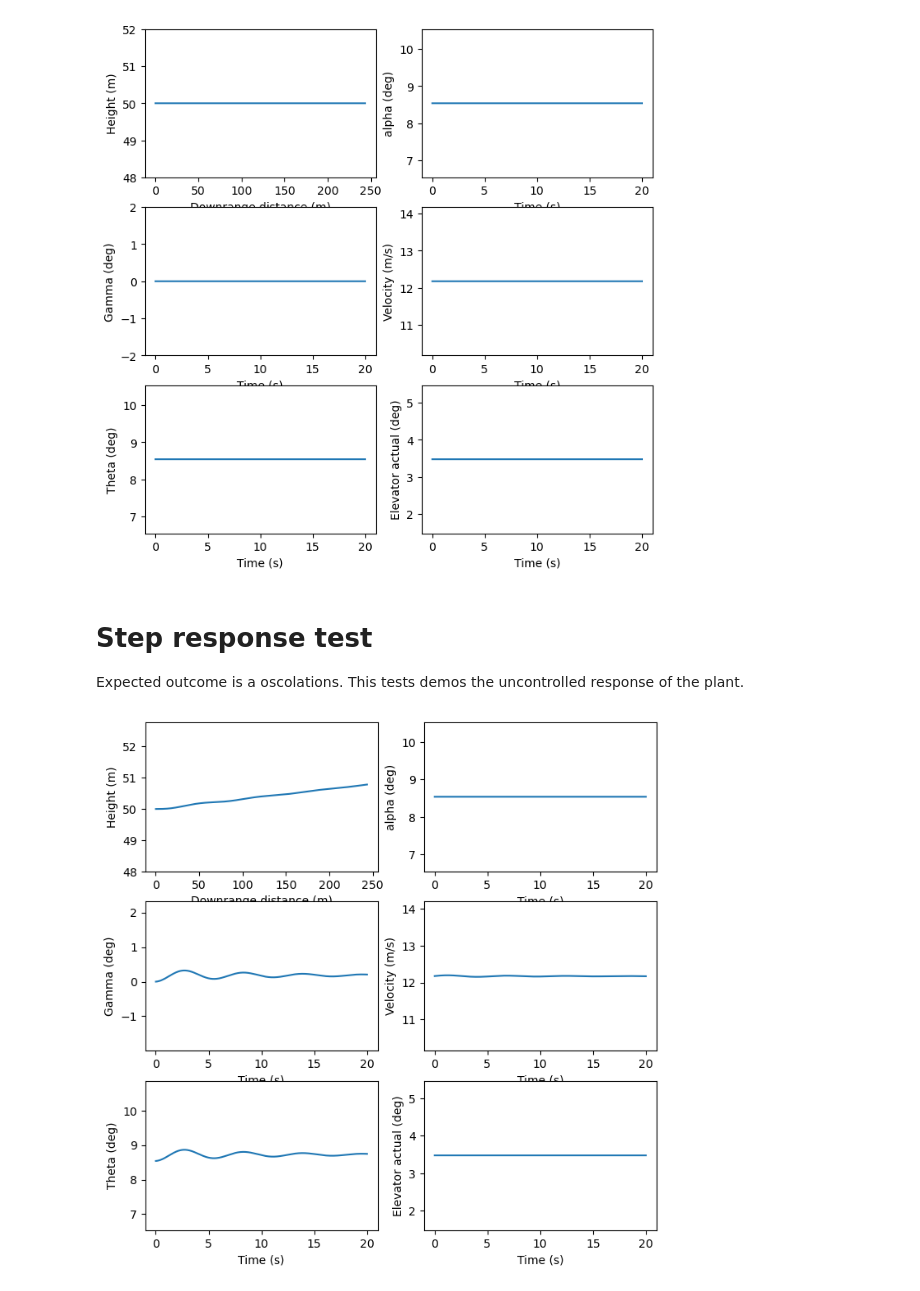
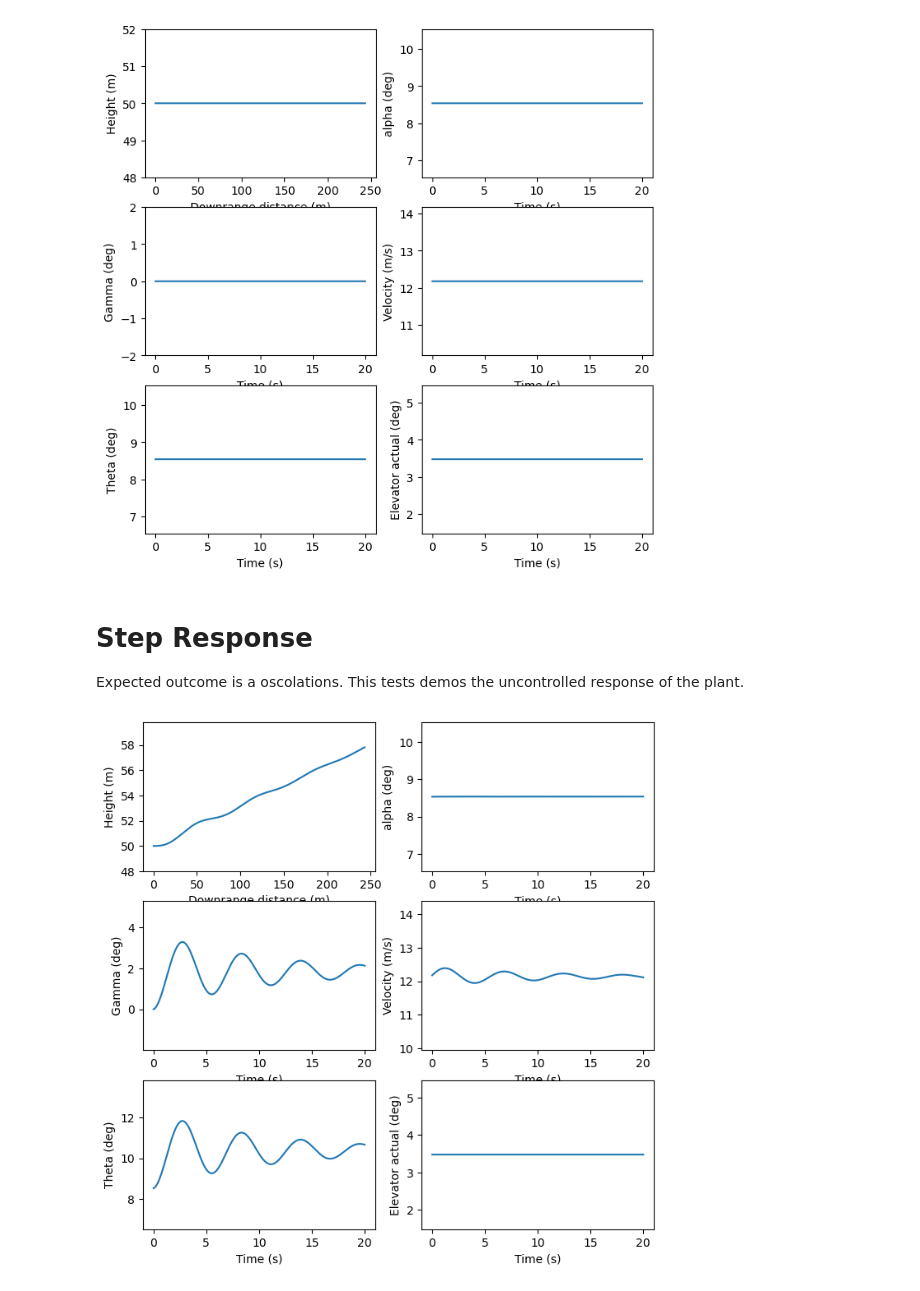
Before and after one commit to matthew0517/Flappy-Junco, a Jupyter notebook: PlantDemo.ipynb, the cells around one changed output. Saved outputs shown, nothing was run; the diff lists cells and outputs as text; code cells hidden in the pictures.

Commit message:
Got plant working with step response plots

```diff
--- a/PlantDemo.ipynb
+++ b/PlantDemo.ipynb
@@ -13,7 +13,7 @@ importlib.reload(Plant)
 
 config = defaultConfig()
 plant = Plant.Plant(config)
-drone = Drone.Drone(config)
+drone = Drone.Drone(config, config)
 
 thrustCommand = 4.4
 fpaCommand = 0/180*np.pi
@@ -41,40 +41,40 @@ state_plots(traj, elvActual)
 # %% [output]
 [figure]
 # %% [markdown]
-# Step response test
+# Step Response
 Expected outcome is a oscolations.  This tests demos the uncontrolled response of the plant.
 # %%
 import importlib
 importlib.reload(Plant)
 
 config = defaultConfig()
 plant = Plant.Plant(config)
 drone = Drone.Drone(config)
 
 thrustCommand = 4.4
 fpaCommand = 0/180*np.pi
 dynRef = drone.coherentCommand(thrustCommand,fpaCommand)
 elivatorRef = drone.elevatorFromAlpha(dynRef[1]-dynRef[3])
 stateRef = np.hstack(([0,50], dynRef))
 
 plant.reset(stateRef)
 
 # NEW COMMAND
-action = (thrustCommand+0.1, elivatorRef)
+action = (thrustCommand+1, elivatorRef)
 
 iterations = 2000
 traj = np.zeros((7,iterations))
-thrustCommand = np.zeros(iterations)+action[0] + 1
+thrustCommand = np.zeros(iterations)+action[0]
 elvActual = np.zeros(iterations) + action[1]
 
 for iter in range(0, iterations):
     observation, reward, terminated = plant.step(action)
     state = plant.state
 
     traj[:,iter] = np.hstack((state,plant.time))
     if terminated:
         break
 
 state_plots(traj, elvActual)
 # %% [output]
-[figure, old version]
+[figure, new version]
```
Also changed, not shown: parts of 1 cell of this notebook, 5 other files.
